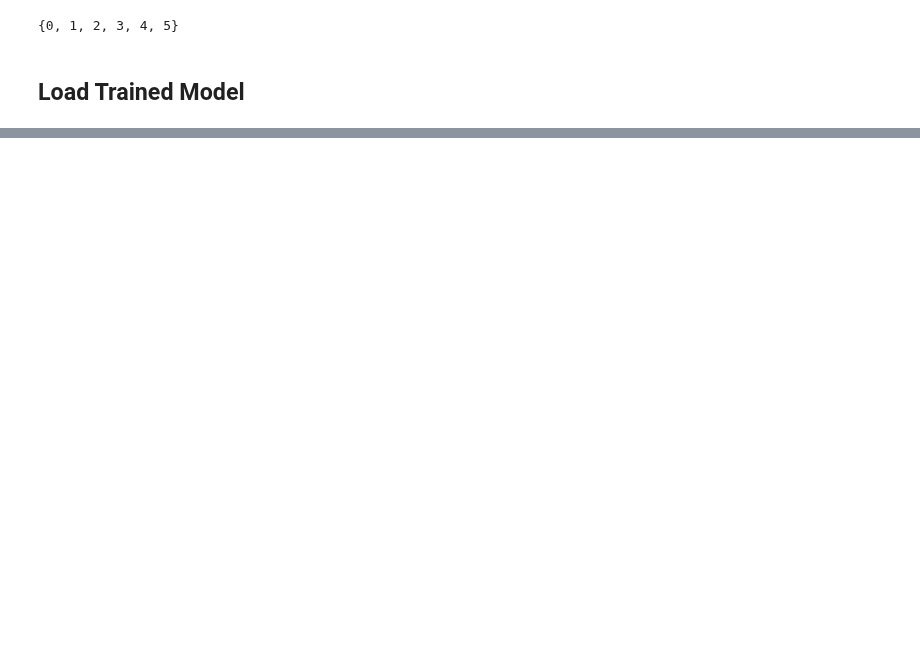
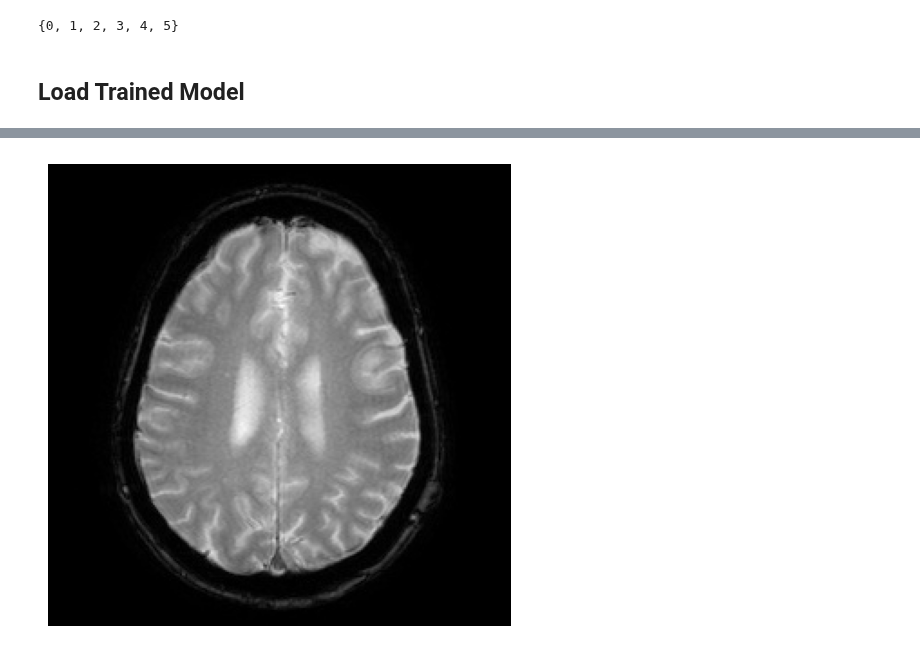
Before and after one commit to fn-hide/alzheption, a Jupyter notebook: alzheption/src/Alzheption Trainer.ipynb, the cells around one changed output, grey strips where cells are left out. Cells and saved outputs as stored; diff of their text form; code cells hidden in the pictures; blank space fills up the shorter version.

```diff
--- a/alzheption/src/Alzheption Trainer.ipynb
+++ b/alzheption/src/Alzheption Trainer.ipynb
@@ -752,0 +608,7 @@ InvalidArgumentError: {{function_node __wrapped__MatMul_device_/job:localhost/re
+# %%
+plt.figure(figsize=(13.5, 6))
+plt.imshow(alex_1.dataset[0][0])
+plt.axis('off')
+plt.show()
+# %% [output]
+[figure, added]
```
Also changed, not shown: parts of 66 cells of this notebook.
